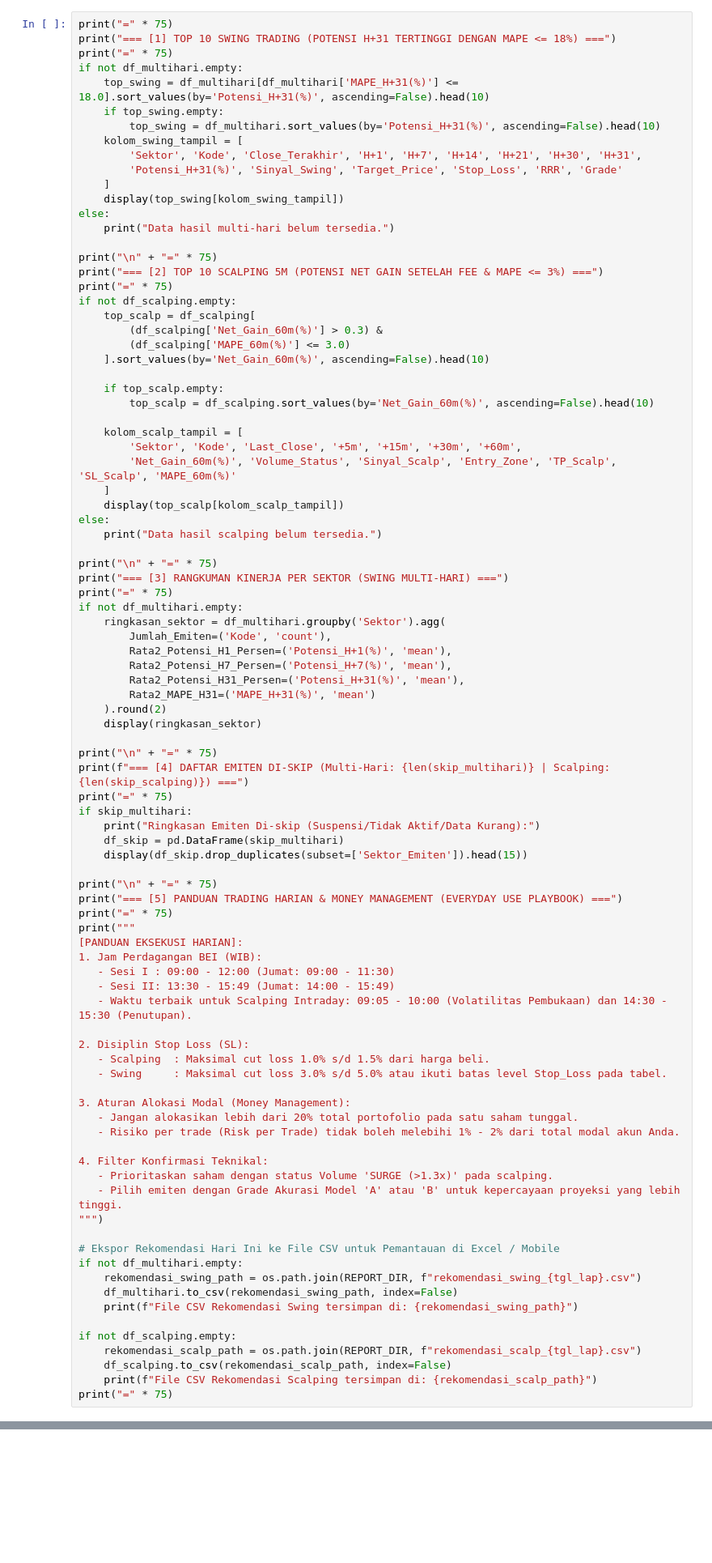
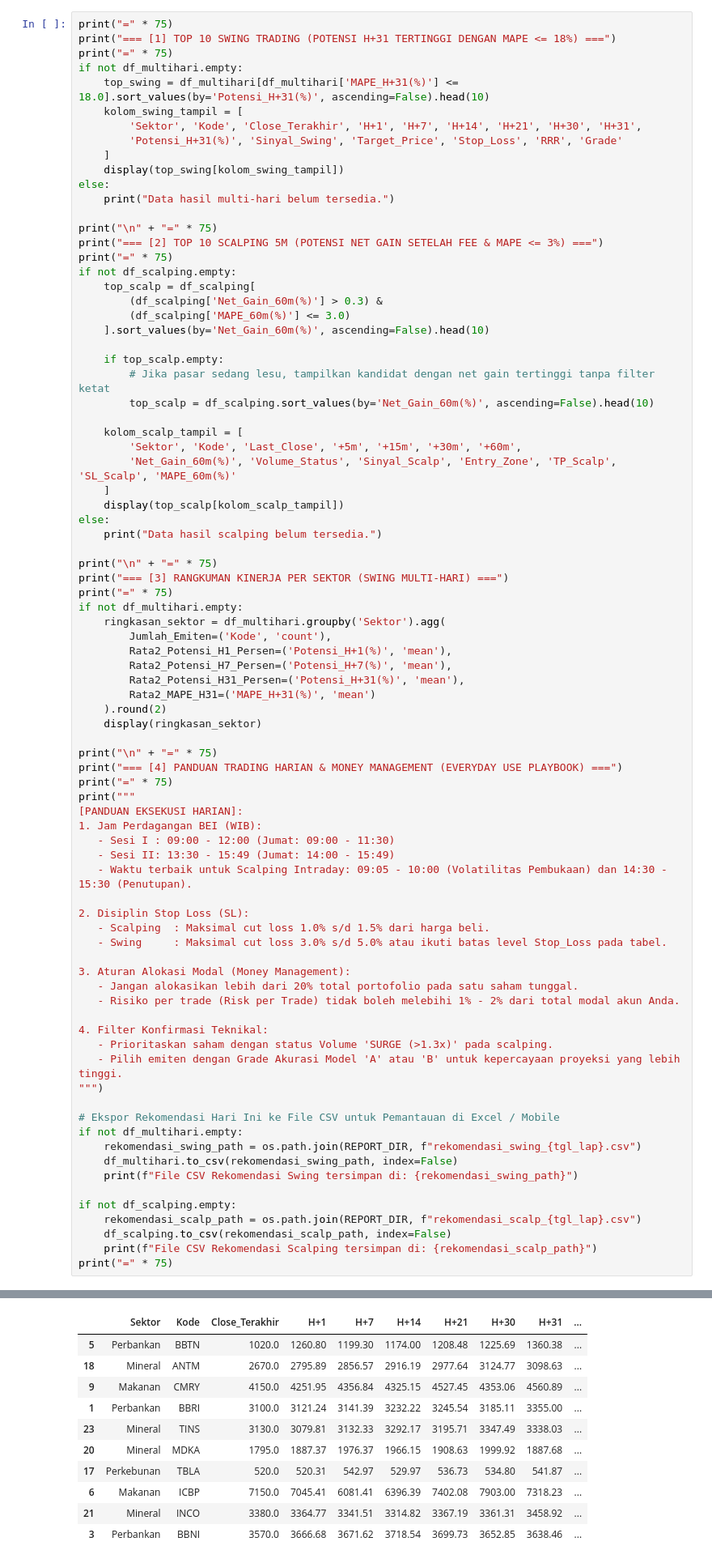
Before and after one commit to iiiikimii/Prediksi_Saham, a Jupyter notebook: Prediksi_saham.ipynb, the cells around one changed output, grey strips where cells are left out. Shown at 81% size. Drawn from its saved outputs; the diff is of its cells as text; blank space fills up the shorter version.

```diff
--- a/Prediksi_saham.ipynb
+++ b/Prediksi_saham.ipynb
@@ -946,8 +969,6 @@ print("=== [1] TOP 10 SWING TRADING (POTENSI H+31 TERTINGGI DENGAN MAPE <= 18%)
 print("=" * 75)
 if not df_multihari.empty:
     top_swing = df_multihari[df_multihari['MAPE_H+31(%)'] <= 18.0].sort_values(by='Potensi_H+31(%)', ascending=False).head(10)
-    if top_swing.empty:
-        top_swing = df_multihari.sort_values(by='Potensi_H+31(%)', ascending=False).head(10)
     kolom_swing_tampil = [
         'Sektor', 'Kode', 'Close_Terakhir', 'H+1', 'H+7', 'H+14', 'H+21', 'H+30', 'H+31',
         'Potensi_H+31(%)', 'Sinyal_Swing', 'Target_Price', 'Stop_Loss', 'RRR', 'Grade'
@@ -966,6 +987,7 @@ if not df_scalping.empty:
     ].sort_values(by='Net_Gain_60m(%)', ascending=False).head(10)
 
     if top_scalp.empty:
+        # Jika pasar sedang lesu, tampilkan kandidat dengan net gain tertinggi tanpa filter ketat
         top_scalp = df_scalping.sort_values(by='Net_Gain_60m(%)', ascending=False).head(10)
 
     kolom_scalp_tampil = [
@@ -990,15 +1012,7 @@ if not df_multihari.empty:
     display(ringkasan_sektor)
 
 print("\n" + "=" * 75)
-print(f"=== [4] DAFTAR EMITEN DI-SKIP (Multi-Hari: {len(skip_multihari)} | Scalping: {len(skip_scalping)}) ===")
-print("=" * 75)
-if skip_multihari:
-    print("Ringkasan Emiten Di-skip (Suspensi/Tidak Aktif/Data Kurang):")
-    df_skip = pd.DataFrame(skip_multihari)
-    display(df_skip.drop_duplicates(subset=['Sektor_Emiten']).head(15))
-
-print("\n" + "=" * 75)
-print("=== [5] PANDUAN TRADING HARIAN & MONEY MANAGEMENT (EVERYDAY USE PLAYBOOK) ===")
+print("=== [4] PANDUAN TRADING HARIAN & MONEY MANAGEMENT (EVERYDAY USE PLAYBOOK) ===")
 print("=" * 75)
 print("""
 [PANDUAN EKSEKUSI HARIAN]:
@@ -1051,0 +1052,11 @@ File Rekomendasi tersimpan di: c:\Users\user\Documents\Prediksi Saham\Stock_RNN_
+|  | Sektor | Kode | Close_Terakhir | H+1 | H+7 | H+14 | H+21 | H+30 | H+31 | ... |
+| 5 | Perbankan | BBTN | 1020.0 | 1260.80 | 1199.30 | 1174.00 | 1208.48 | 1225.69 | 1360.38 | ... |
+| 18 | Mineral | ANTM | 2670.0 | 2795.89 | 2856.57 | 2916.19 | 2977.64 | 3124.77 | 3098.63 | ... |
+| 9 | Makanan | CMRY | 4150.0 | 4251.95 | 4356.84 | 4325.15 | 4527.45 | 4353.06 | 4560.89 | ... |
+| 1 | Perbankan | BBRI | 3100.0 | 3121.24 | 3141.39 | 3232.22 | 3245.54 | 3185.11 | 3355.00 | ... |
+| 23 | Mineral | TINS | 3130.0 | 3079.81 | 3132.33 | 3292.17 | 3195.71 | 3347.49 | 3338.03 | ... |
+| 20 | Mineral | MDKA | 1795.0 | 1887.37 | 1976.37 | 1966.15 | 1908.63 | 1999.92 | 1887.68 | ... |
+| 17 | Perkebunan | TBLA | 520.0 | 520.31 | 542.97 | 529.97 | 536.73 | 534.80 | 541.87 | ... |
+| 6 | Makanan | ICBP | 7150.0 | 7045.41 | 6081.41 | 6396.39 | 7402.08 | 7903.00 | 7318.23 | ... |
+| 21 | Mineral | INCO | 3380.0 | 3364.77 | 3341.51 | 3314.82 | 3367.19 | 3361.31 | 3458.92 | ... |
+| 3 | Perbankan | BBNI | 3570.0 | 3666.68 | 3671.62 | 3718.54 | 3699.73 | 3652.85 | 3638.46 | ... |
```
Also changed, not shown: parts of 13 cells of this notebook, 5 other files.
